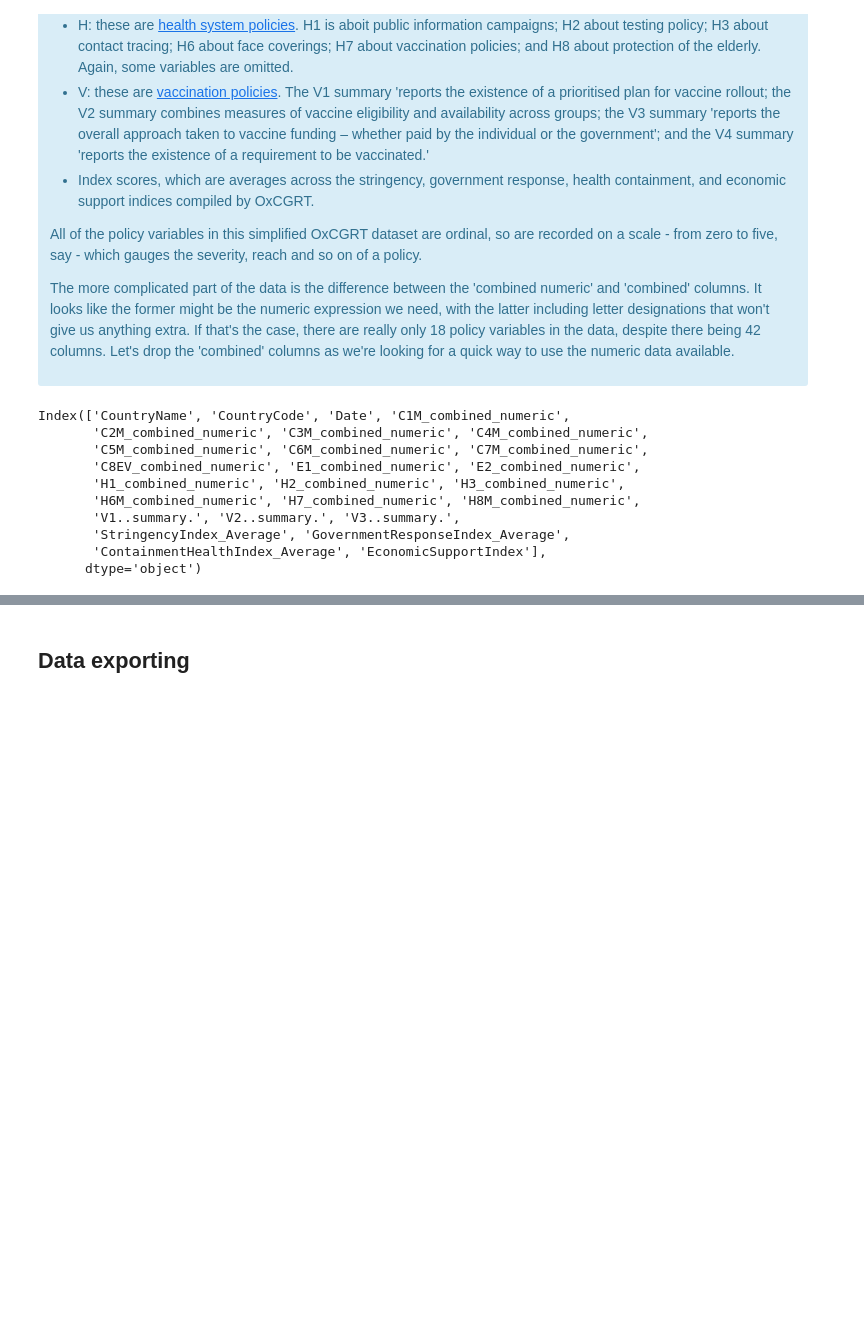
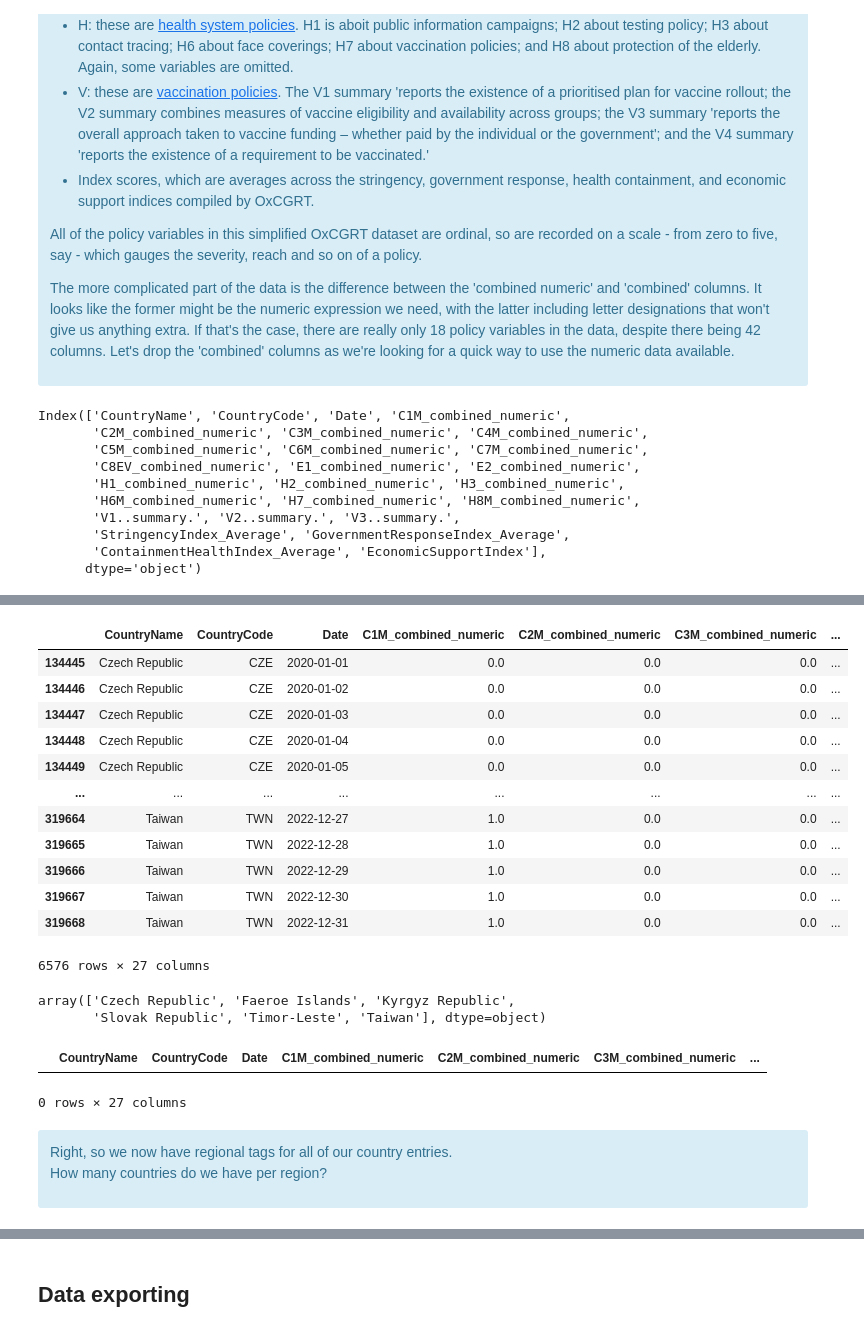
Before and after one commit to LawrenceKay/worldwide_covid_policy, a Jupyter notebook: notebooks/WCP_oxcgrt_simplified_EDA.ipynb, the cells around one changed output, grey strips where cells are left out. Saved outputs shown, nothing was run; the diff lists cells and outputs as text; code cells hidden in the pictures; blank space fills up the shorter version.

```diff
--- a/notebooks/WCP_oxcgrt_simplified_EDA.ipynb
+++ b/notebooks/WCP_oxcgrt_simplified_EDA.ipynb
@@ -367,0 +568,26 @@ We now have a clean and easy-to-explore dataset that should give us some clues a
+# %%
+# Creates dataframe to take all of the NaN rows
+nan_frame = oxcgrt_simple.loc[oxcgrt_simple['World Bank region'].isna()]
+
+# Shows frame
+nan_frame
+# %% [output]
+|  | CountryName | CountryCode | Date | C1M_combined_numeric | C2M_combined_numeric | C3M_combined_numeric | ... |
+| 134445 | Czech Republic | CZE | 2020-01-01 | 0.0 | 0.0 | 0.0 | ... |
+| 134446 | Czech Republic | CZE | 2020-01-02 | 0.0 | 0.0 | 0.0 | ... |
+| 134447 | Czech Republic | CZE | 2020-01-03 | 0.0 | 0.0 | 0.0 | ... |
+| 134448 | Czech Republic | CZE | 2020-01-04 | 0.0 | 0.0 | 0.0 | ... |
+| 134449 | Czech Republic | CZE | 2020-01-05 | 0.0 | 0.0 | 0.0 | ... |
+| ... | ... | ... | ... | ... | ... | ... | ... |
+| 319664 | Taiwan | TWN | 2022-12-27 | 1.0 | 0.0 | 0.0 | ... |
+| 319665 | Taiwan | TWN | 2022-12-28 | 1.0 | 0.0 | 0.0 | ... |
+| 319666 | Taiwan | TWN | 2022-12-29 | 1.0 | 0.0 | 0.0 | ... |
+| 319667 | Taiwan | TWN | 2022-12-30 | 1.0 | 0.0 | 0.0 | ... |
+| 319668 | Taiwan | TWN | 2022-12-31 | 1.0 | 0.0 | 0.0 | ... |
+6576 rows × 27 columns
+# %%
+# Gets list of countries that are missing a regional designation
+nan_frame['CountryName'].unique()
+# %% [output]
+array(['Czech Republic', 'Faeroe Islands', 'Kyrgyz Republic',
+       'Slovak Republic', 'Timor-Leste', 'Taiwan'], dtype=object)
@@ -367,0 +612,14 @@ We now have a clean and easy-to-explore dataset that should give us some clues a
+# %%
+# Checks for remaining missing values
+oxcgrt_simple.loc[oxcgrt_simple['World Bank region'].isna()]
+# %% [output]
+|  | CountryName | CountryCode | Date | C1M_combined_numeric | C2M_combined_numeric | C3M_combined_numeric | ... |
+0 rows × 27 columns
+# %% [markdown]
+<div class="alert-info">
+Right, so we now have regional tags for all of our country entries.
+
+<br>
+
+How many countries do we have per region?
+</div>
```
Also changed, not shown: parts of 42 cells of this notebook, 1 other file.
